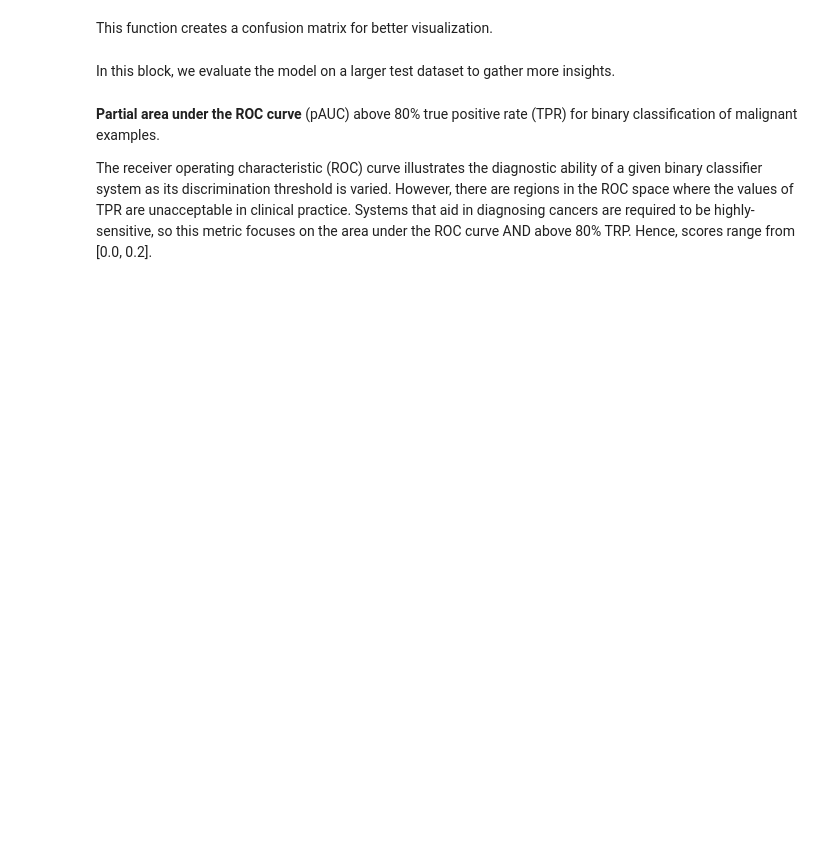
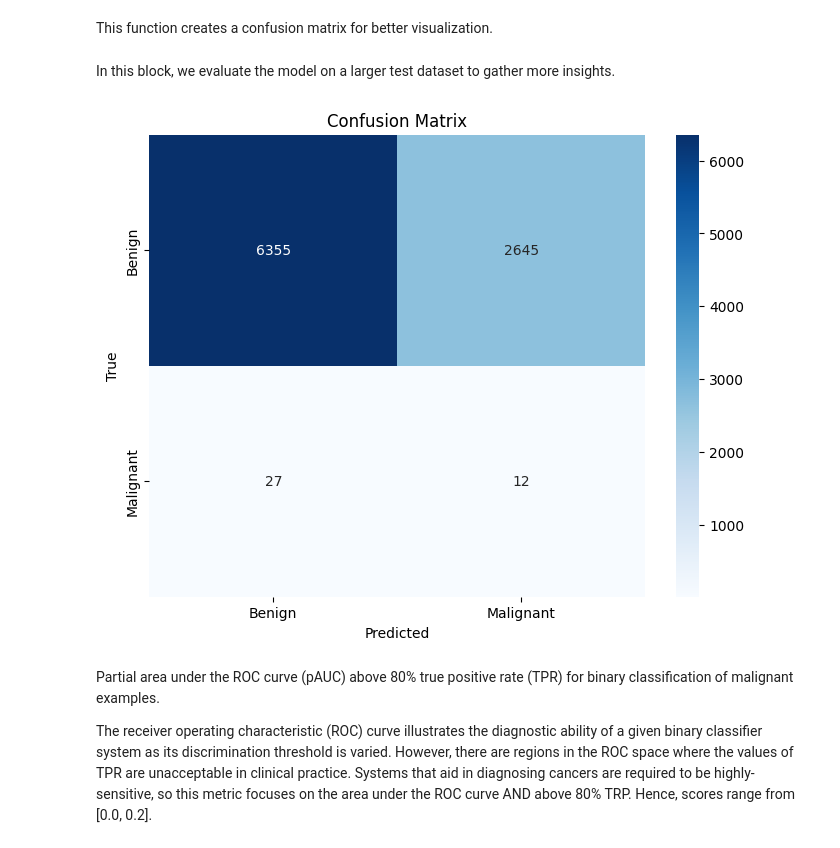
Before and after one commit to Agoston03/Deep-Learning-42, a Jupyter notebook: deep_learning_42.ipynb, the cells around one changed output. Saved outputs shown, nothing was run; the diff lists cells and outputs as text; code cells hidden in the pictures; blank space fills up the shorter version.

```diff
--- a/deep_learning_42.ipynb
+++ b/deep_learning_42.ipynb
@@ -281,8 +279,8 @@ def next_data_generator(benign_ids, malignant_ids, image_generator, is_training)
 # %% [markdown]
 Added a parameter called 'is_training' to determine whether augmentation should be applied or not.
 # %%
-def data_generator(benign_ids, malignant_ids, image_generator, batch_size=32, is_training=True):
-  get_next = next_data_generator(benign_ids, malignant_ids, image_generator, is_training)
+def data_generator(benign_ids, malignant_ids, image_generator, batch_size=32):
+  get_next = next_data_generator(benign_ids, malignant_ids, image_generator)
 
   while True:
       batch_data, batch_labels = zip(*(
@@ -335,13 +332,13 @@ Downloading data from https://storage.googleapis.com/keras-applications/efficien
 # %% [markdown]
 This section executes the hyperprameter optimization. Indeed, the valid_datagen is unnecessary, but for clarity it remaind as it is.
 # %%
-image_generator = create_image_generator(augment=True)
+image_generator = create_image_generator()
 
 train_generator = data_generator(train_benign_ids, train_malignant_ids, image_generator, BATCH_SIZE)
-validation_generator = data_generator(valid_benign_ids, valid_malignant_ids, image_generator, BATCH_SIZE, False)
+validation_generator = data_generator(valid_benign_ids, valid_malignant_ids, image_generator, BATCH_SIZE)
 
-steps_per_epoch = ceil((len(train_benign_ids + train_malignant_ids) * (NUMBER_OF_AUGMENTATIONS + 1)) // BATCH_SIZE)
-validation_steps = ceil(len(valid_benign_ids + valid_malignant_ids) // BATCH_SIZE)
+steps_per_epoch = ceil(len(train_benign_ids + train_malignant_ids * (NUMBER_OF_AUGMENTATIONS + 1)) // BATCH_SIZE)
+validation_steps = ceil(len(valid_benign_ids + valid_malignant_ids * (NUMBER_OF_AUGMENTATIONS + 1)) // BATCH_SIZE)
 
 tuner.search(train_generator,
              validation_data=validation_generator,
@@ -421,7 +446,7 @@ Here we fill an aray with the **predictions** to simplify the code for the visua
 # %%
 benign_ids = benign_samples['isic_id'].tolist()
 
-test_ids = benign_ids[5000:15000] + test_malignant_ids
+test_ids = benign_ids[6000:15000] + test_malignant_ids
 predictions_train = np.zeros((len(test_ids), 1))
 
 with h5py.File('train-image.hdf5', 'r') as f:
@@ -440,7 +467,7 @@ This function creates a confusion matrix for better visualization.
 # %%
 def create_confusion_matrix(confusion_matrix):
   plt.figure(figsize=(8, 6))
-  sns.heatmap(cm, annot=True, fmt='d', cmap='Blues', xticklabels=['Benign', 'Malignant'], yticklabels=['Benign', 'Malignant'])
+  sns.heatmap(confusion_matrix, annot=True, fmt='d', cmap='Blues', xticklabels=['Benign', 'Malignant'], yticklabels=['Benign', 'Malignant'])
   plt.xlabel('Predicted')
   plt.ylabel('True')
   plt.title('Confusion Matrix')
@@ -448,12 +475,14 @@ def create_confusion_matrix(confusion_matrix):
 # %% [markdown]
 In this block, we evaluate the model on a larger test dataset to gather more insights.
 # %%
-true_labels_train = [0 if img_id in benign_ids[5000:15000]  else 1 for img_id in test_ids]
+true_labels_train = [0 if img_id in benign_ids else 1 for img_id in test_ids]
 predicted_labels_train = (predictions_train > 0.5).astype(int)
-confusion_matrix = confusion_matrix(true_labels_train, predicted_labels_train)
-create_confusion_matrix(confusion_matrix)
+confusion_matrix_result = confusion_matrix(true_labels_train, predicted_labels_train)
+create_confusion_matrix(confusion_matrix_result)
+# %% [output]
+[figure, added]
 # %% [markdown]
-**Partial area under the ROC curve** (pAUC) above 80% true positive rate (TPR) for binary classification of malignant examples.
+Partial area under the ROC curve (pAUC) above 80% true positive rate (TPR) for binary classification of malignant examples.
 
 The receiver operating characteristic (ROC) curve illustrates the diagnostic ability of a given binary classifier system as its discrimination threshold is varied. However, there are regions in the ROC space where the values of TPR are unacceptable in clinical practice. Systems that aid in diagnosing cancers are required to be highly-sensitive, so this metric focuses on the area under the ROC curve AND above 80% TRP. Hence, scores range from [0.0, 0.2].
 # %%
```
Also changed, not shown: parts of 13 cells of this notebook.
